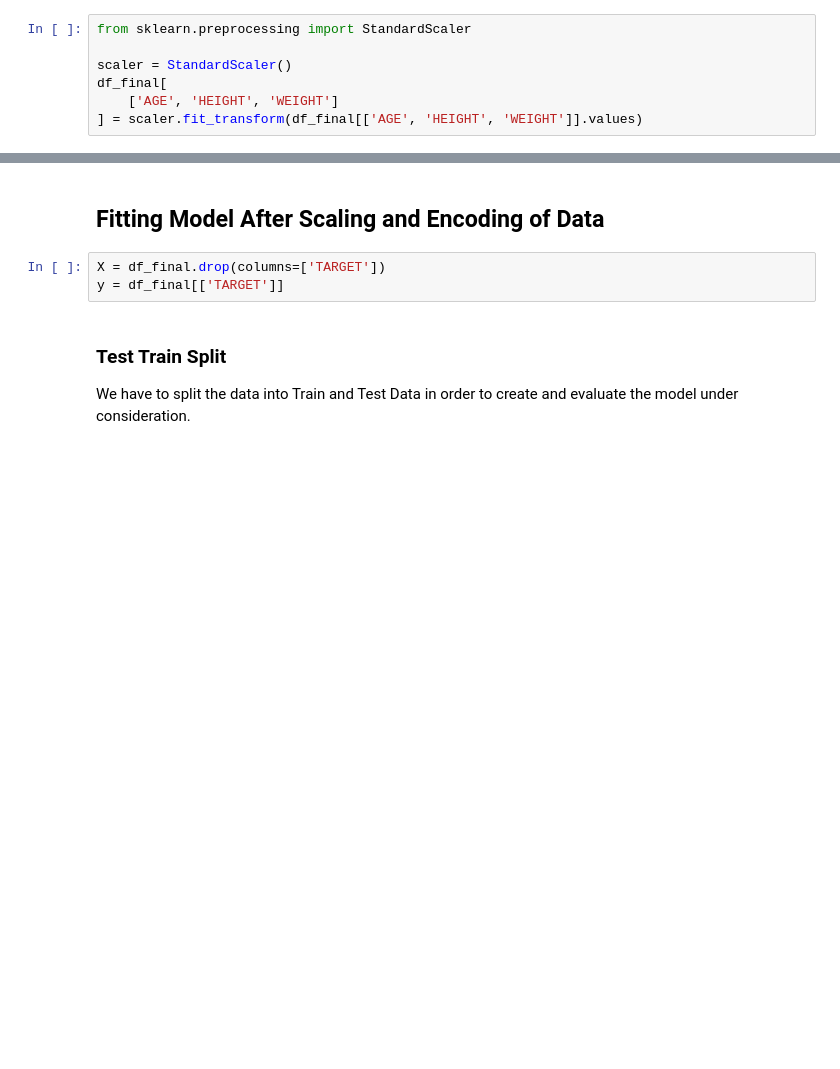
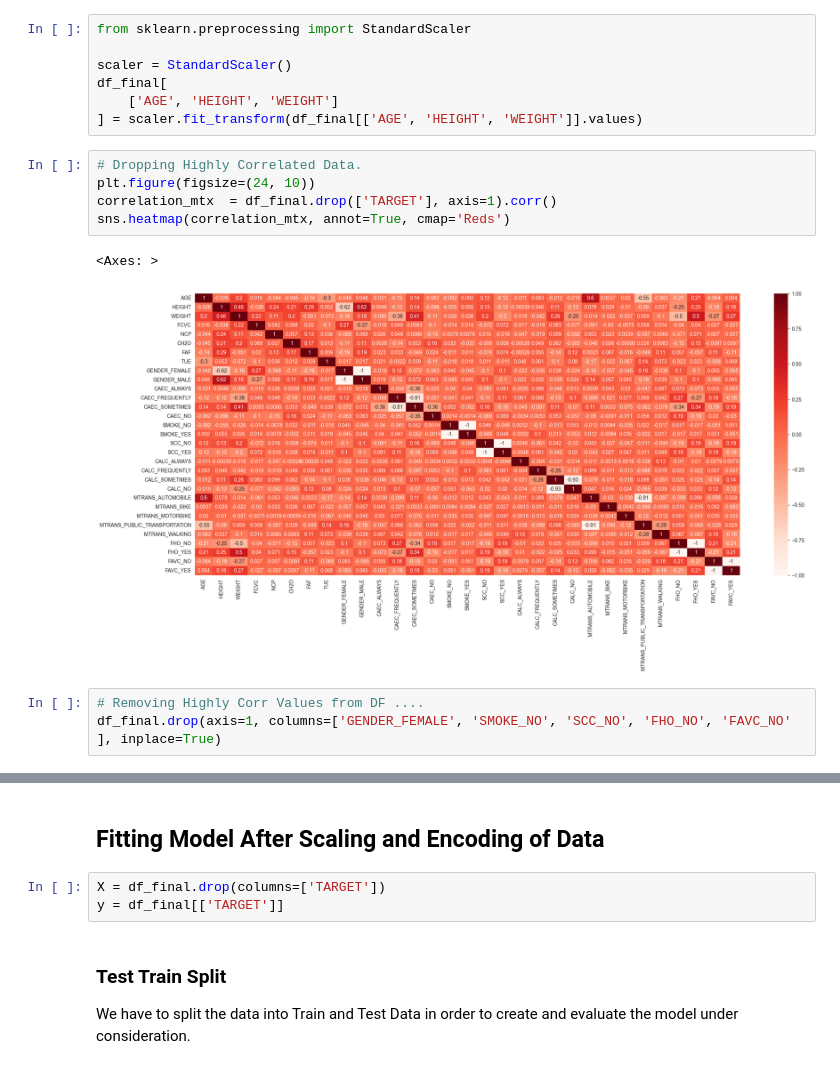
Before and after one commit to SahilLodha/AI_Classes_Notebooks, a Jupyter notebook: classical_ml/Section 02 - Logistic Regression/Multi Class Logistic Regression.ipynb, the cells around one changed output, grey strips where cells are left out. Drawn from its saved outputs; the diff is of its cells as text; blank space fills up the shorter version.

```diff
--- a/classical_ml/Section 02 - Logistic Regression/Multi Class Logistic Regression.ipynb
+++ b/classical_ml/Section 02 - Logistic Regression/Multi Class Logistic Regression.ipynb
@@ -98,3 +106,14 @@ scaler = StandardScaler()
 df_final[
     ['AGE', 'HEIGHT', 'WEIGHT']
 ] = scaler.fit_transform(df_final[['AGE', 'HEIGHT', 'WEIGHT']].values)
+# %%
+# Dropping Highly Correlated Data.
+plt.figure(figsize=(24, 10))
+correlation_mtx  = df_final.drop(['TARGET'], axis=1).corr()
+sns.heatmap(correlation_mtx, annot=True, cmap='Reds')
+# %% [output]
+<Axes: >
+[figure, added]
+# %%
+# Removing Highly Corr Values from DF ....
+df_final.drop(axis=1, columns=['GENDER_FEMALE', 'SMOKE_NO', 'SCC_NO', 'FHO_NO', 'FAVC_NO' ], inplace=True)
```
Also changed, not shown: parts of 23 cells of this notebook, 3 other files.
